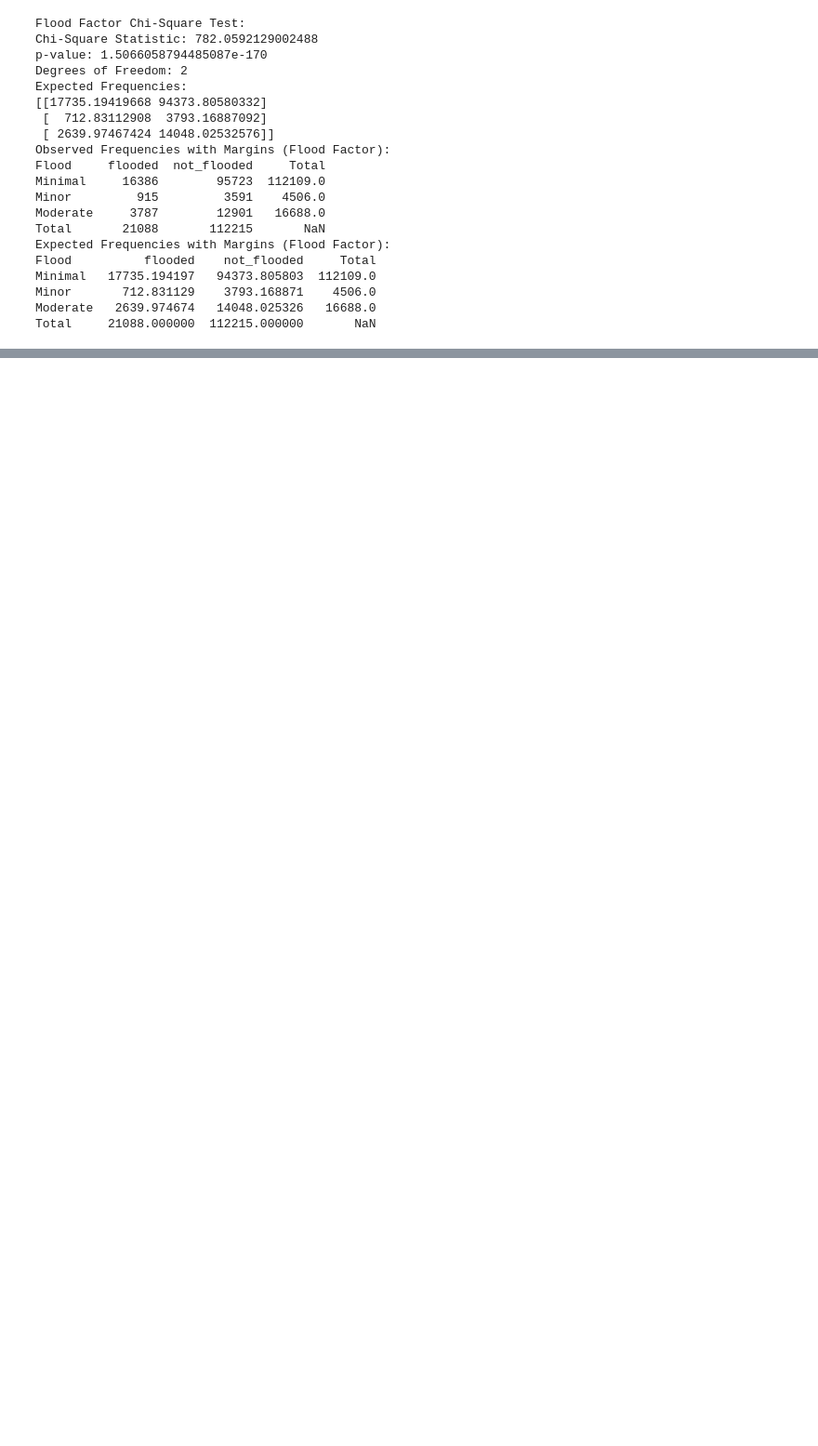
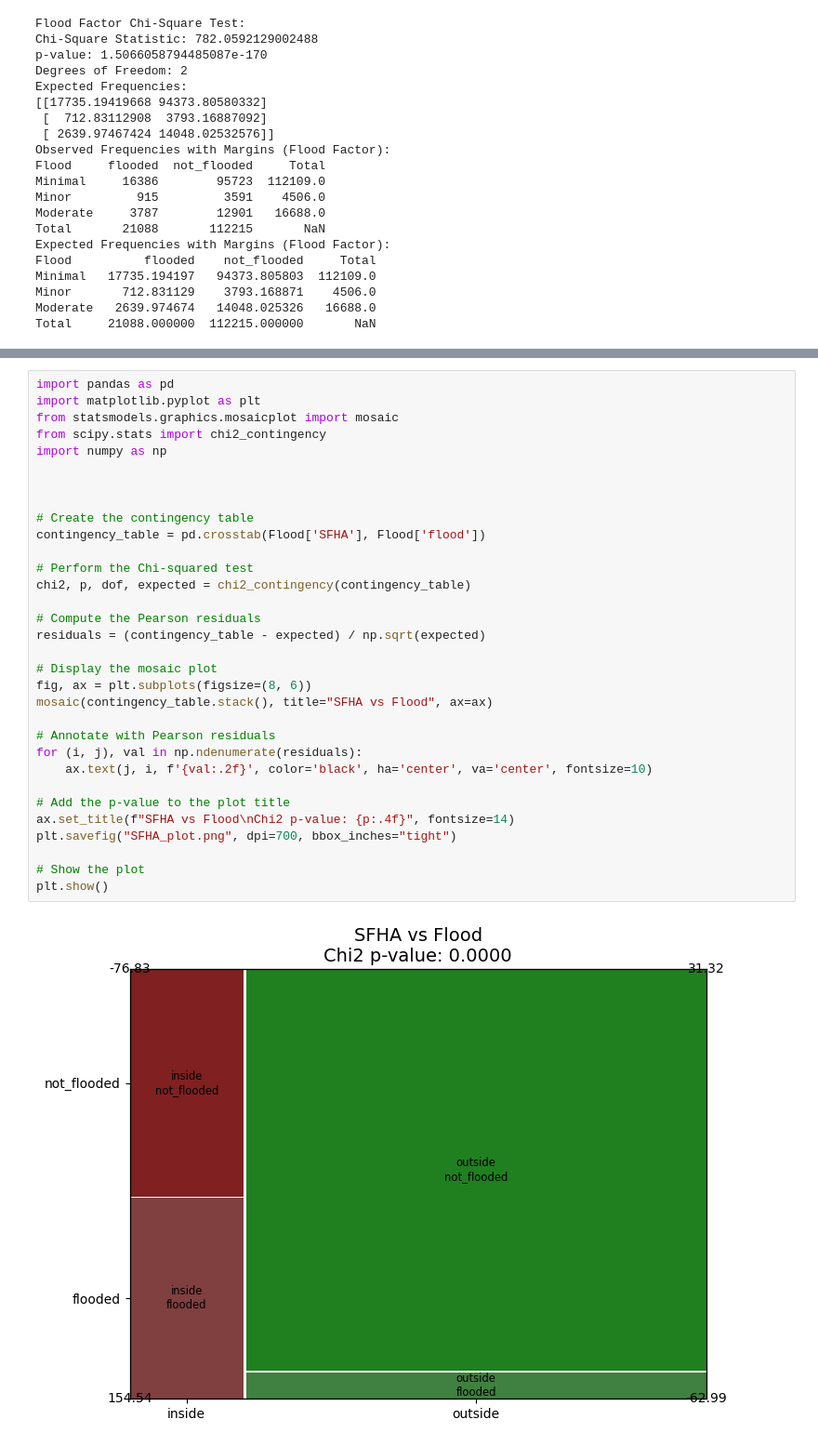
Before and after one commit to chsharrison/Sci_comp_F24, a Jupyter notebook: Israt_Tama/Final_Project.ipynb, the cells around one changed output, grey strips where cells are left out. Shown: that part at 93% size. Drawn from its saved outputs; the diff is of its cells as text; blank space fills up the shorter version.

```diff
--- a/Israt_Tama/Final_Project.ipynb
+++ b/Israt_Tama/Final_Project.ipynb
@@ -378,0 +584,34 @@ Total     21088.000000  112215.000000       NaN
+# %%
+import pandas as pd
+import matplotlib.pyplot as plt
+from statsmodels.graphics.mosaicplot import mosaic
+from scipy.stats import chi2_contingency
+import numpy as np
+
+
+
+# Create the contingency table
+contingency_table = pd.crosstab(Flood['SFHA'], Flood['flood'])
+
+# Perform the Chi-squared test
+chi2, p, dof, expected = chi2_contingency(contingency_table)
+
+# Compute the Pearson residuals
+residuals = (contingency_table - expected) / np.sqrt(expected)
+
+# Display the mosaic plot
+fig, ax = plt.subplots(figsize=(8, 6))
+mosaic(contingency_table.stack(), title="SFHA vs Flood", ax=ax)
+
+# Annotate with Pearson residuals
+for (i, j), val in np.ndenumerate(residuals):
+    ax.text(j, i, f'{val:.2f}', color='black', ha='center', va='center', fontsize=10)
+
+# Add the p-value to the plot title
+ax.set_title(f"SFHA vs Flood\nChi2 p-value: {p:.4f}", fontsize=14)
+plt.savefig("SFHA_plot.png", dpi=700, bbox_inches="tight")
+
+# Show the plot
+plt.show()
+# %% [output]
+[figure, added]
```
Also changed, not shown: parts of 17 cells of this notebook.
